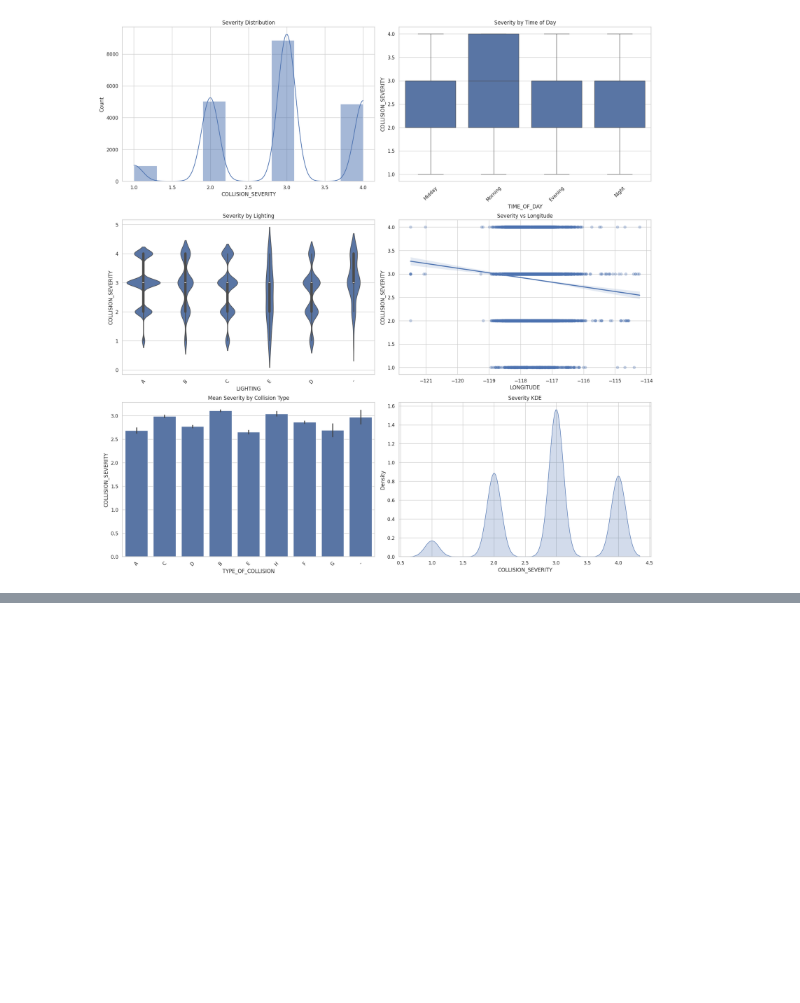
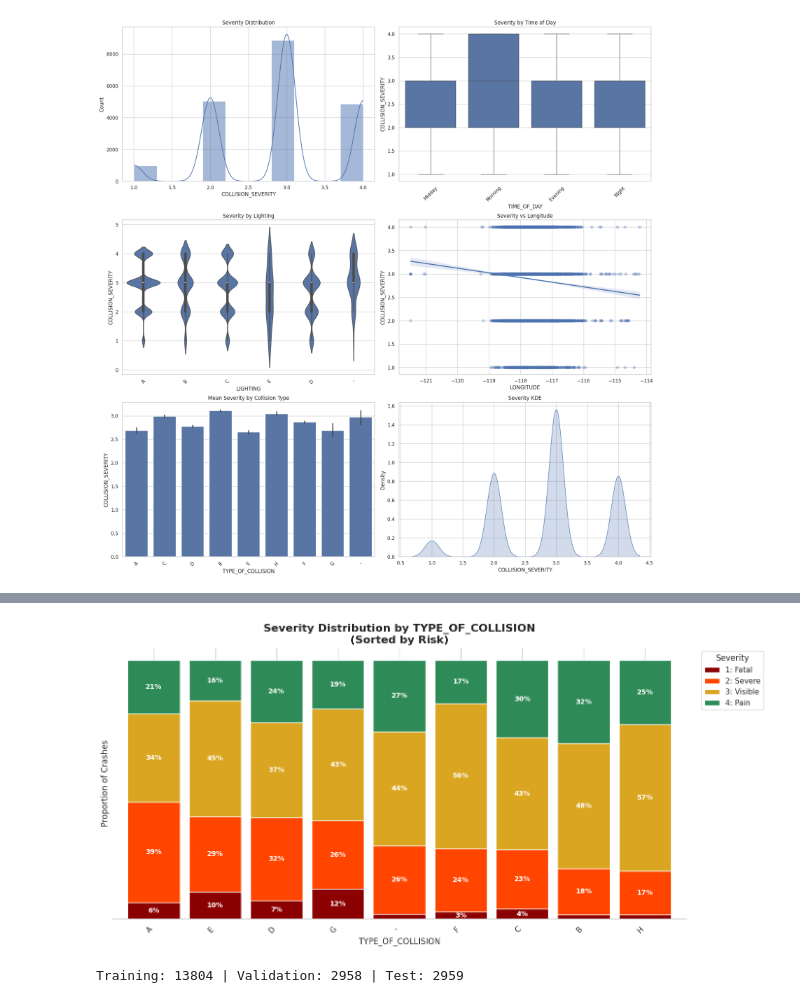
Before and after one commit to jeremiahsnipes/motorcycle_risk_project, a Jupyter notebook: SouthernCA_Analysis&Models.ipynb, the cells around one changed output, grey strips where cells are left out. Saved outputs shown, nothing was run; the diff lists cells and outputs as text; code cells hidden in the pictures; blank space fills up the shorter version.

```diff
--- a/SouthernCA_Analysis&Models.ipynb
+++ b/SouthernCA_Analysis&Models.ipynb
@@ -397,6 +369,9 @@ model_df['CHP_ROAD_TYPE'] = model_df['CHP_ROAD_TYPE'].astype('category')
 # %%
 #Fill Missing Values to Unkown
 
+if 'Unknown' not in model_df['CHP_ROAD_TYPE'].cat.categories:
+    model_df['CHP_ROAD_TYPE'] = model_df['CHP_ROAD_TYPE'].cat.add_categories('Unknown')
+
 model_df['CHP_ROAD_TYPE'] = model_df['CHP_ROAD_TYPE'].fillna('Unknown')
 # %%
 #Re-encode
@@ -893,0 +932,75 @@ plt.show()
+# %%
+# stacked percentage bar chart
+
+def plot_stacked_risk_profile_with_labels(df, feature_col, target_col='COLLISION_SEVERITY'):
+
+    # 1. Prepare Data
+    ct = pd.crosstab(df[feature_col], df[target_col])
+    ct_pct = ct.div(ct.sum(1), axis=0)
+
+    # 2. Sort by Risk
+    danger_score = ct_pct.get(1, 0) + ct_pct.get(2, 0)
+    ct_pct = ct_pct.loc[danger_score.sort_values(ascending=False).index]
+    risk_palette = {1: '#8B0000', 2: '#FF4500', 3: '#DAA520', 4: '#2E8B57'}
+    colors = [risk_palette.get(x, 'grey') for x in ct_pct.columns]
+
+    # 3. Plot
+    ax = ct_pct.plot(kind='bar', stacked=True, color=colors, figsize=(14, 7), width=0.85)
+    for c in ax.containers:
+        labels = [f'{v.get_height()*100:.0f}%' if v.get_height() > 0.02 else '' for v in c]
+        ax.bar_label(c, labels=labels, label_type='center',
+                     color='white', fontsize=10, weight='bold', padding=0)
+
+    # 4. Formatting
+    plt.title(f'Severity Distribution by {feature_col}\n(Sorted by Risk)', fontsize=16, fontweight='bold')
+    plt.ylabel('Proportion of Crashes', fontsize=12)
+    plt.xlabel(feature_col, fontsize=12)
+
+    plt.legend(title='Severity', labels=['1: Fatal', '2: Severe', '3: Visible', '4: Pain'],
+               bbox_to_anchor=(1.02, 1), loc='upper left')
+
+    plt.xticks(rotation=45, ha='right')
+    plt.yticks([])
+    sns.despine(left=True)
+
+    plt.tight_layout()
+    plt.show()
+
+
+plot_stacked_risk_profile_with_labels(model_df, 'TYPE_OF_COLLISION')
+# %% [output]
+[figure, added]
+# %%
+from sklearn.model_selection import train_test_split
+from sklearn.linear_model import LinearRegression
+from sklearn import metrics
+
+RANDOM_STATE = 42
+
+# Split data into train and validation sets
+
+def prepare_and_split_data(df, target_col, features, test_size=0.15, val_size=0.15):
+    # First split: Separate the final test set 15%
+    X = df[features]
+    y = df[target_col]
+
+    X_train_val, X_test, y_train_val, y_test = train_test_split(
+        X, y, test_size=test_size, random_state=42)
+
+    # Second split: Separate training and validation from the remaining 85%
+    relative_val_size = val_size / (1 - test_size)
+    X_train, X_val, y_train, y_val = train_test_split(
+        X_train_val, y_train_val, test_size=relative_val_size, random_state=42)
+
+    return X_train, X_val, X_test, y_train, y_val, y_test
+
+target = 'COLLISION_SEVERITY'
+
+feature_list = df_encoded.columns.drop(target).tolist()
+
+X_train, X_val, X_test, y_train, y_val, y_test = prepare_and_split_data(
+    df_encoded, target, feature_list)
+
+print(f"Training: {len(X_train)} | Validation: {len(X_val)} | Test: {len(X_test)}")
+# %% [output]
+Training: 13804 | Validation: 2958 | Test: 2959
```
Also changed, not shown: parts of 12 cells of this notebook.
